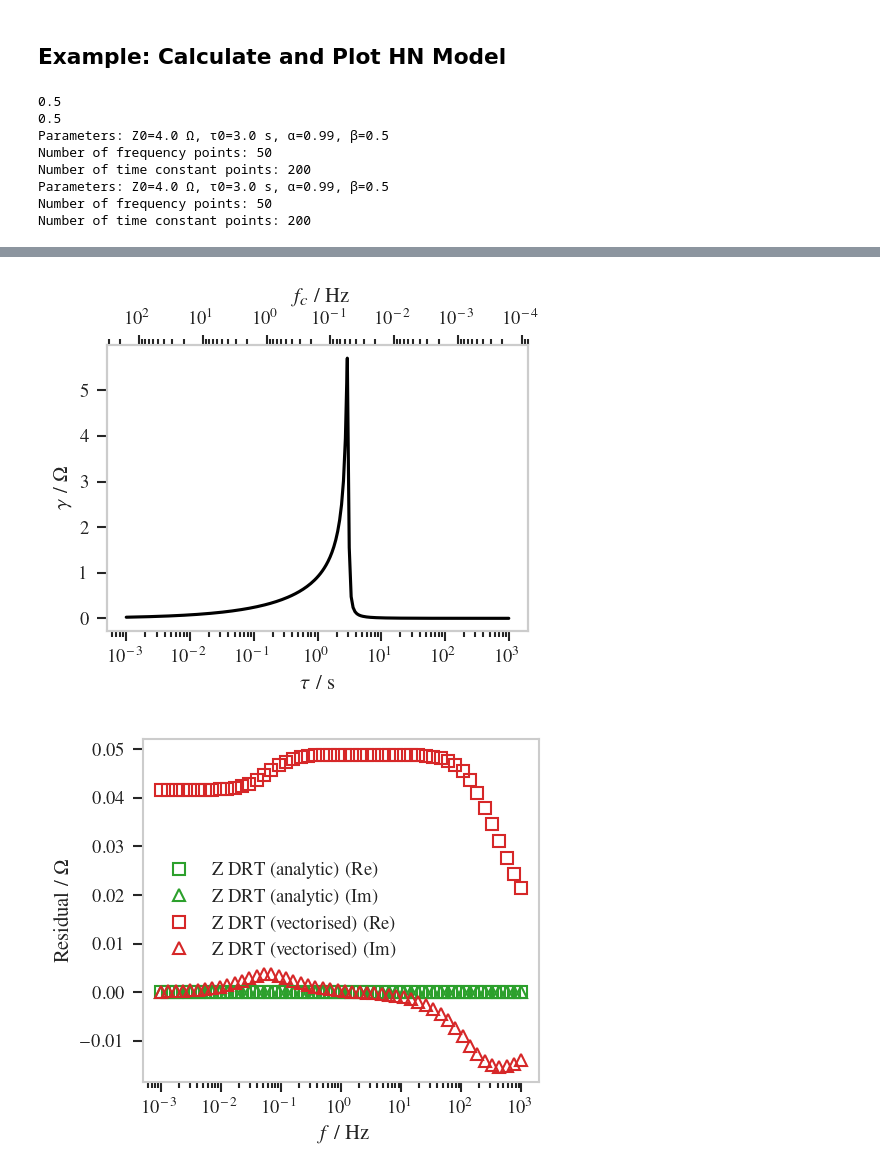
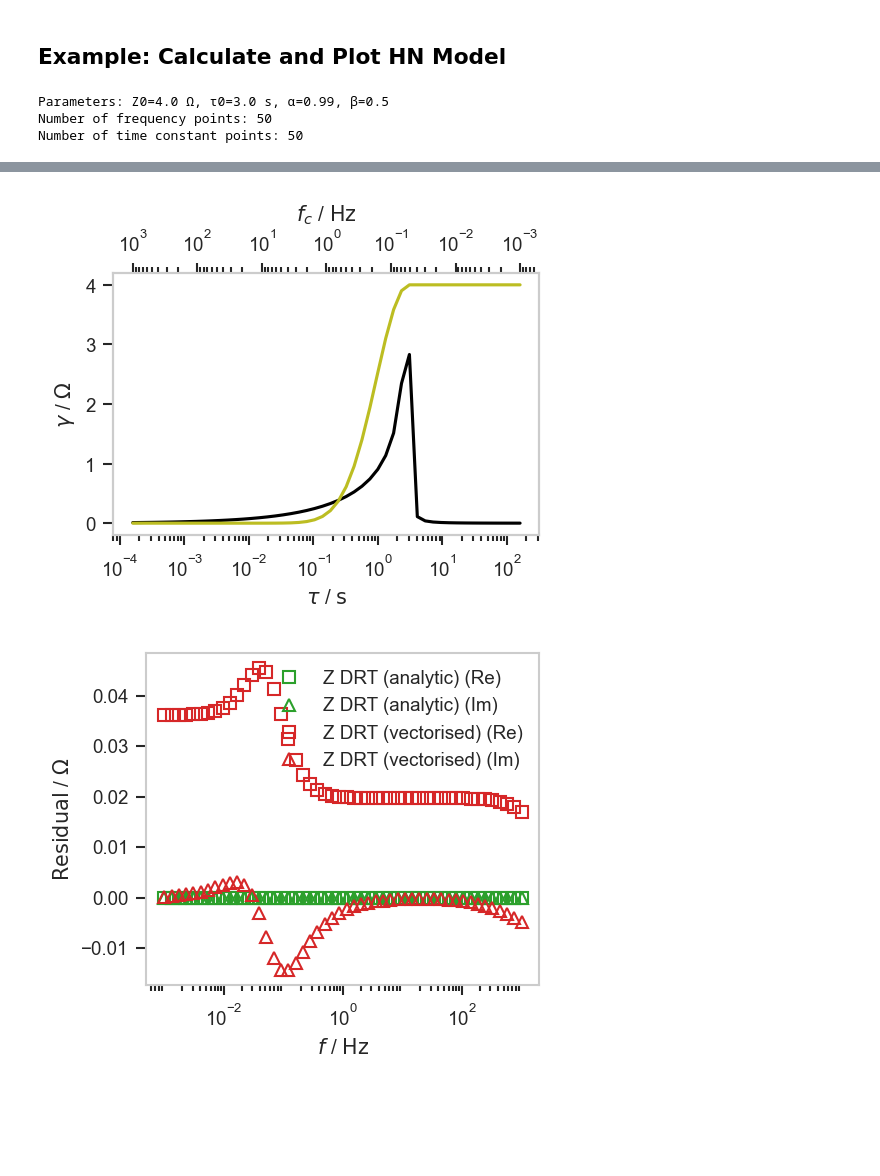
Before and after one commit to ESaundersNano/redoxED, a Jupyter notebook: notebooks/005_analytic_DRT.ipynb, the cells around one changed output, grey strips where cells are left out. Cells and saved outputs as stored; diff of their text form; code cells hidden in the pictures; blank space fills up the shorter version.

```diff
--- a/notebooks/005_analytic_DRT.ipynb
+++ b/notebooks/005_analytic_DRT.ipynb
@@ -246,24 +44,22 @@ f = np.logspace(-3, 3, 50)  # Frequency in Hz decade spacing
 omega = 2 * np.pi * f        # Angular frequency in rad/s
 
 # Create time constant array
-tau = np.logspace(-3, 3, 200)  # Time constants in s
-#tau = 1/omega
+# tau = np.logspace(-3, 3, 200)  # Time constants in s
+tau = 1/omega
 # tau = tau[::-1]
 
 # Calculate impedance (analytic HN)
 Z = HN_Z(omega, Z0, tau0, alpha, beta)
-print(beta)
 # Calculate DRT
 gamma = HN_DRT(tau, Z0, tau0, alpha, beta)
-print(beta)
 
 # Reconstruct impedance from DRT (vectorized gamma)
-Z_DRT_vec = reconstruct_Z_DRT(f, gamma, tau=tau, R0=0.0, L0=0.0)
+Z_DRT_vec = Z_from_DRT(f, gamma, tau=tau, R0=0.0, L0=0.0)
 
 # Reconstruct impedance from DRT (function/callable gamma)
 def gamma_func(tau):
     return HN_DRT(tau, Z0, tau0, alpha, beta)
-Z_DRT_func = reconstruct_Z_DRT(f, gamma_func, R0=0.0, L0=0.0, quad_opts={'a': -50, 'b': 50, 'epsabs': 1e-9, 'epsrel': 1e-9, 'limit': 100})
+Z_DRT_func = Z_from_DRT(f, gamma_func, R0=0.0, L0=0.0, quad_opts={'a': -50, 'b': 50, 'epsabs': 1e-9, 'epsrel': 1e-9, 'limit': 100})
 
 print(f"Parameters: Z0={Z0} Ω, τ0={tau0} s, α={alpha}, β={beta}")
 print(f"Number of frequency points: {len(f)}")
@@ -330,6 +126,17 @@ residuals_plot_dict[EISData_object.label] = {
         "plot": True
     }
 
+
+# plot gaussian
+gamma = SG_DRT(np.log10(tau), height=4.0, log_tau0=np.log10(tau0), upsilon=-0.999, sigma=1.0)
+DRTData_object = DRTData(gamma=gamma, tau=tau)
+DRTData_object.label = "DRT Gaussian"
+drt_plot_dict[DRTData_object.label] = {
+        "data": DRTData(gamma=gamma, tau=tau),
+        "plot_kwargs": {"color": colour_dict["olive"], "linestyle": "-", "marker": "", "label": DRTData_object.label},
+        "plot": True
+    }
+
 #########################
 ## Create Nyquist Plot ##
 #########################
@@ -374,11 +181,6 @@ ResidualsPlot_object.fig.tight_layout() # try stop cutting off labels
 ResidualsPlot_object.ax.legend()
 display(ResidualsPlot_object.fig)
 # %% [output]
-0.5
-0.5
 Parameters: Z0=4.0 Ω, τ0=3.0 s, α=0.99, β=0.5
 Number of frequency points: 50
-Number of time constant points: 200
-Parameters: Z0=4.0 Ω, τ0=3.0 s, α=0.99, β=0.5
-Number of frequency points: 50
-Number of time constant points: 200
+Number of time constant points: 50
@@ -386,2 +188,2 @@ Number of time constant points: 200
-[figure, old version]
+[figure, new version]
-[figure, old version]
+[figure, new version]
```
Also changed, not shown: parts of 5 cells of this notebook, 7 other files.
